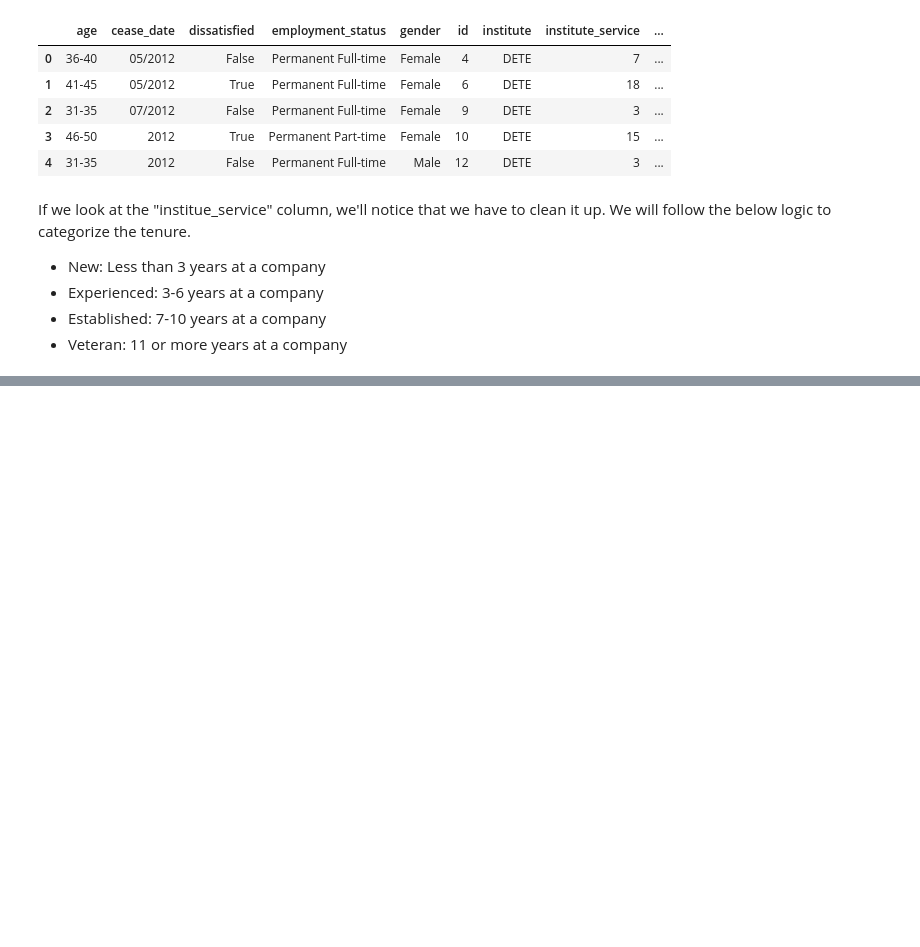
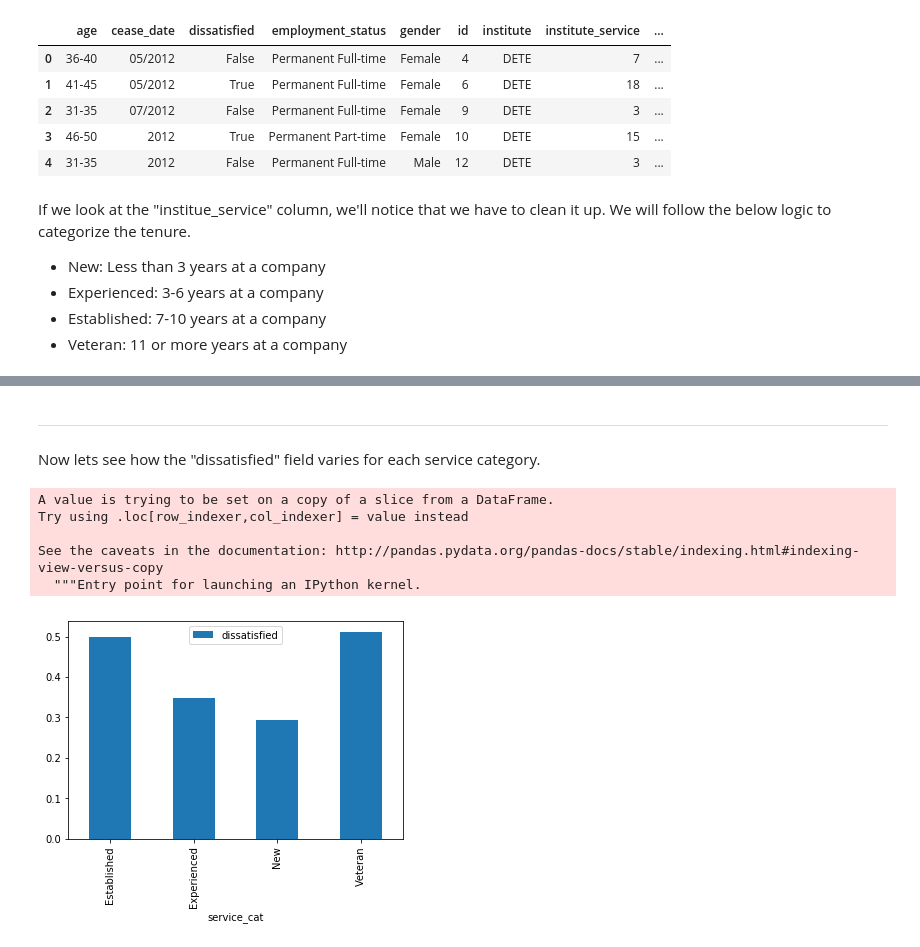
Before and after one commit to naga-pakalapati/DQ-Projects, a Jupyter notebook: Clean And Analyze Employee Exit Surveys.ipynb, the cells around one changed output, grey strips where cells are left out. Cells and saved outputs as stored; diff of their text form; code cells hidden in the pictures; blank space fills up the shorter version.

```diff
--- a/Clean And Analyze Employee Exit Surveys.ipynb
+++ b/Clean And Analyze Employee Exit Surveys.ipynb
@@ -225,8 +225,3 @@ If we look at the "institue_service" column, we'll notice that we have to clean
 - Experienced: 3-6 years at a company
 - Established: 7-10 years at a company
 - Veteran: 11 or more years at a company
-# %%
-def ser_cat(val):
-    if val
-
-combined_updated['service_cat'] =
@@ -234,0 +228,17 @@ combined_updated['service_cat'] =
+# %%
+def ser_cat(val):
+    if pd.isnull(val):
+        return np.nan
+    if val < 3:
+        return "New"
+    if val >= 3 and val <= 6:
+        return "Experienced"
+    if val > 6 and val <= 10:
+        return "Established"
+    else:
+        return "Veteran"
+
+combined_updated['institute_service_up'] = combined_updated['institute_service'].astype('str').str.extract("([0-9]+)").astype('float').copy()
+
+combined_updated['service_cat'] = combined_updated['institute_service_up'].apply(ser_cat)
+combined_updated['service_cat'].value_counts(dropna=False)
@@ -234,0 +262,15 @@ combined_updated['service_cat'] =
+# %% [markdown]
+----------------
+Now lets see how the "dissatisfied" field varies for each service category.
+# %%
+combined_updated['dissatisfied'] = combined_updated['dissatisfied'].fillna(False)
+combined_updated_pv = combined_updated.pivot_table(values='dissatisfied', index='service_cat')
+
+combined_updated_pv.plot(kind='bar');
+# %% [output]
+A value is trying to be set on a copy of a slice from a DataFrame.
+Try using .loc[row_indexer,col_indexer] = value instead
+
+See the caveats in the documentation: http://pandas.pydata.org/pandas-docs/stable/indexing.html#indexing-view-versus-copy
+  """Entry point for launching an IPython kernel.
+[figure, added]
```
Also changed, not shown: parts of 3 cells of this notebook.
